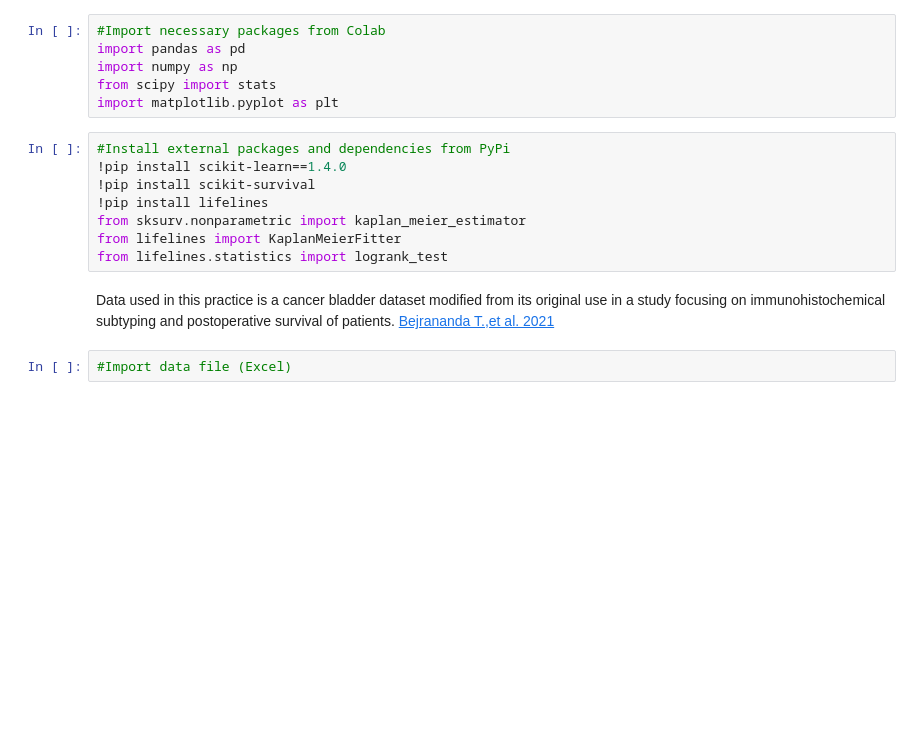
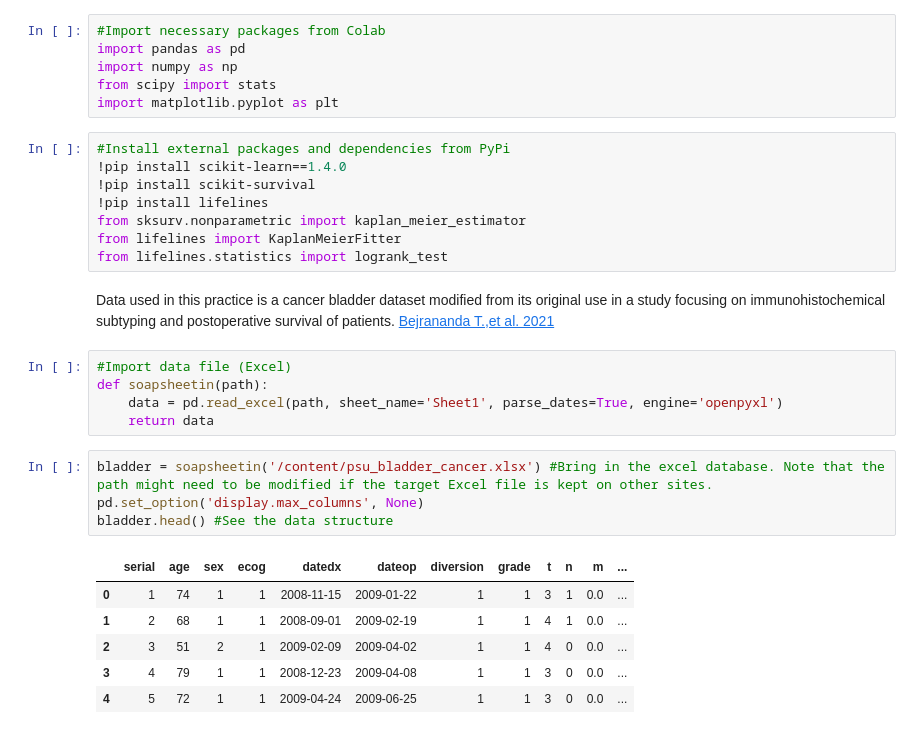
Before and after one commit to sasurasa/soda_ep1, a Jupyter notebook: soda_1_survival.ipynb, the cells around one changed output. Drawn from its saved outputs; the diff is of its cells as text; blank space fills up the shorter version.

```diff
--- a/soda_1_survival.ipynb
+++ b/soda_1_survival.ipynb
@@ -28,5 +28,19 @@ from lifelines.statistics import logrank_test
 # %% [markdown]
 Data used in this practice is a cancer bladder dataset modified from its original use in a study focusing on immunohistochemical subtyping and postoperative survival of patients.
 [Bejrananda T.,et al. 2021](https://www.nature.com/articles/s41598-021-00628-5)
-# %%
-#Import data file (Excel)
+# %%
+#Import data file (Excel)
+def soapsheetin(path):
+	data = pd.read_excel(path, sheet_name='Sheet1', parse_dates=True, engine='openpyxl')
+	return data
+# %%
+bladder = soapsheetin('/content/psu_bladder_cancer.xlsx') #Bring in the excel database. Note that the path might need to be modified if the target Excel file is kept on other sites.
+pd.set_option('display.max_columns', None)
+bladder.head() #See the data structure
+# %% [output]
+|  | serial | age | sex | ecog | datedx | dateop | diversion | grade | t | n | m | ... |
+| 0 | 1 | 74 | 1 | 1 | 2008-11-15 | 2009-01-22 | 1 | 1 | 3 | 1 | 0.0 | ... |
+| 1 | 2 | 68 | 1 | 1 | 2008-09-01 | 2009-02-19 | 1 | 1 | 4 | 1 | 0.0 | ... |
+| 2 | 3 | 51 | 2 | 1 | 2009-02-09 | 2009-04-02 | 1 | 1 | 4 | 0 | 0.0 | ... |
+| 3 | 4 | 79 | 1 | 1 | 2008-12-23 | 2009-04-08 | 1 | 1 | 3 | 0 | 0.0 | ... |
+| 4 | 5 | 72 | 1 | 1 | 2009-04-24 | 2009-06-25 | 1 | 1 | 3 | 0 | 0.0 | ... |
```
Also changed, not shown: parts of 4 cells of this notebook.
